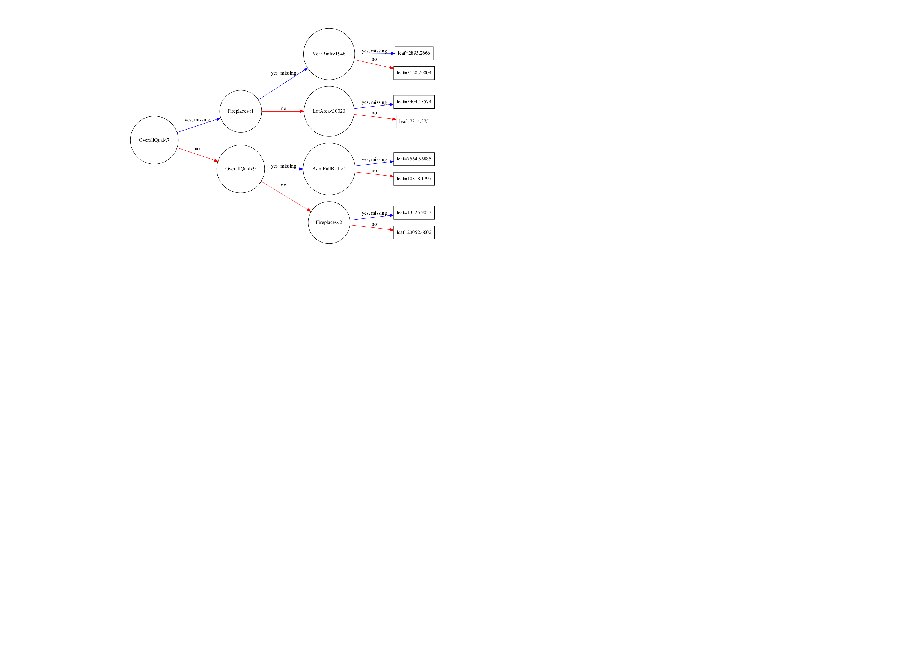
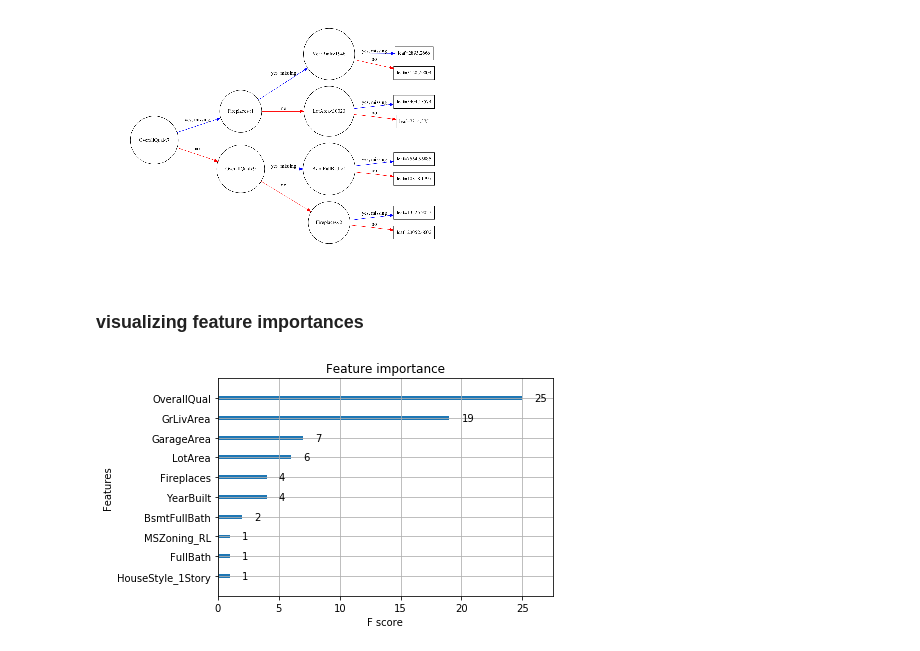
Before and after one commit to sushant2811/NLPandDeepLearning, a Jupyter notebook: XGBoost.ipynb, the cells around one changed output. Drawn from its saved outputs; the diff is of its cells as text; code cells hidden in the pictures; blank space fills up the shorter version.

Commit message:
visualizing feature importance

```diff
--- a/XGBoost.ipynb
+++ b/XGBoost.ipynb
@@ -187,3 +187,9 @@ xgb.plot_tree(xg_reg, num_trees=9, rankdir='LR');
 # %% [output]
 <matplotlib.figure.Figure at 0x...>
 [figure]
+# %% [markdown]
+### visualizing feature importances
+# %%
+xgb.plot_importance(xg_reg);
+# %% [output]
+[figure, added]
```
